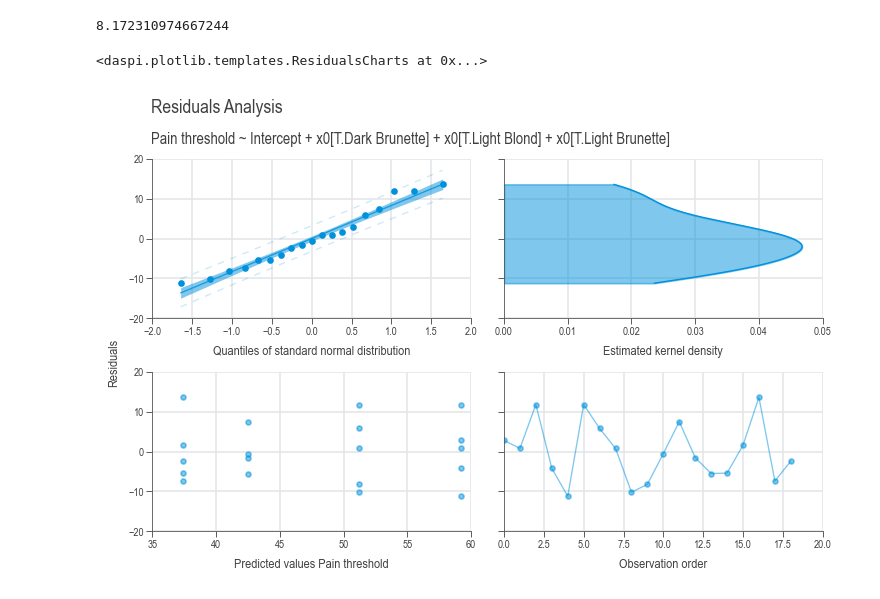
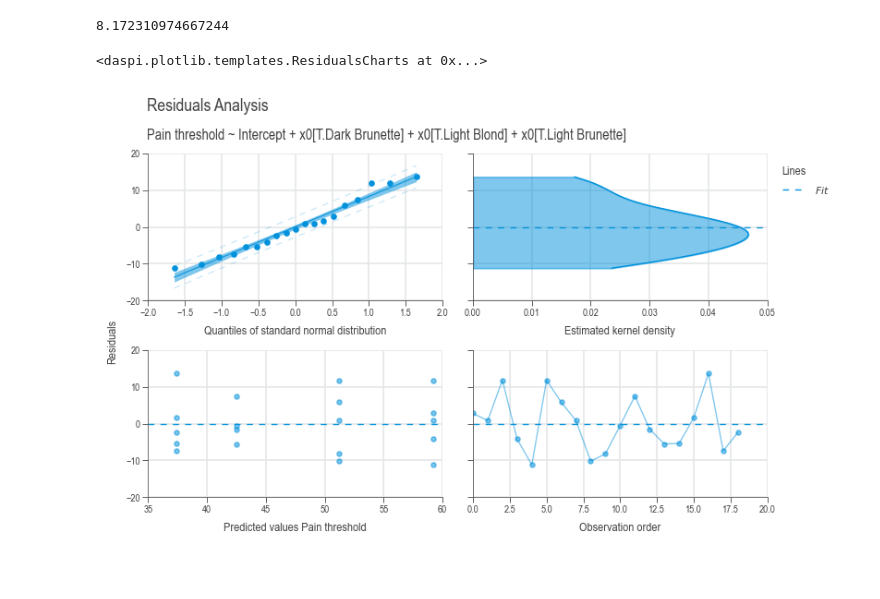
Before and after one commit to j4ggr/DaSPi, a Jupyter notebook: notebooks/doc-content_anova.ipynb, the cells around one changed output. Cells and saved outputs as stored; diff of their text form; code cells hidden in the pictures; blank space fills up the shorter version.

```diff
--- a/notebooks/doc-content_anova.ipynb
+++ b/notebooks/doc-content_anova.ipynb
@@ -77,9 +77,9 @@ model.uncertainty
 # %% [output]
 8.172310974667244
 # %%
-chart = dsp.ResidualsCharts(model).plot().label()
+chart = dsp.ResidualsCharts(model).plot().stripes().label()
 
 chart.save('docs/img/anova_residues_pain-color.png', dpi=DPI)
 # %% [output]
 <daspi.plotlib.templates.ResidualsCharts at 0x...>
-[figure, old version]
+[figure, new version]
```
Also changed, not shown: parts of 1 cell of this notebook, 14 other files.
